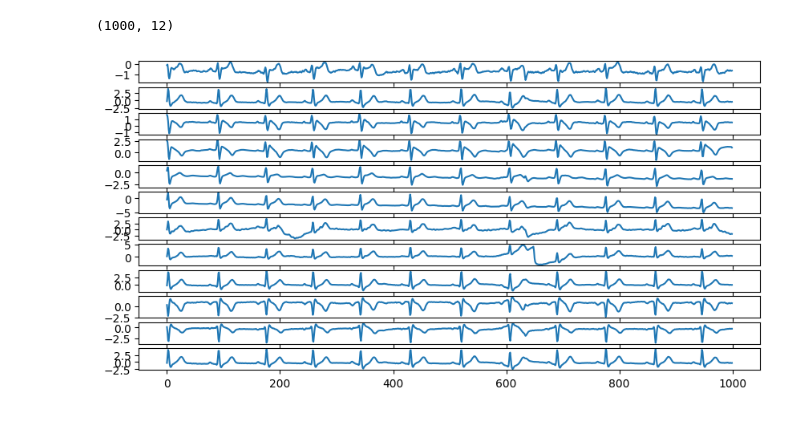
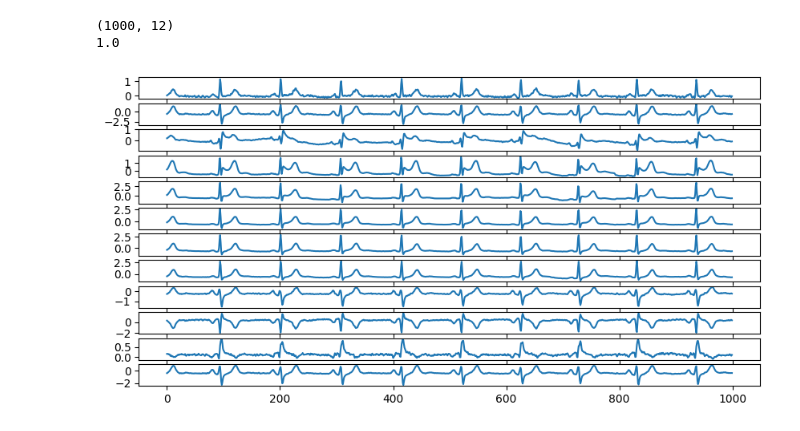
Before and after one commit to raaifhadadi/FYP, a Jupyter notebook: brugada.ipynb, the cells around one changed output. Saved outputs shown, nothing was run; the diff lists cells and outputs as text; code cells hidden in the pictures.

```diff
--- a/brugada.ipynb
+++ b/brugada.ipynb
@@ -246,11 +246,15 @@ print(y_test.shape)
 # %%
-rand_sample = X_train[np.random.randint(0, X_train.shape[0])]
+rand_index = np.random.randint(0, X_train.shape[0])
+rand_sample = X_train[rand_index]
+label = y_train[rand_index]
 # rand_sample = Normal_data[0]
 print(rand_sample.shape)
+print(label)
 
 bar, axes = plt.subplots(rand_sample.shape[1], 1, figsize=(10,5))
 for i in range(rand_sample.shape[1]):
     sns.lineplot(x=np.arange(rand_sample.shape[0]), y=rand_sample[:, i], ax=axes[i])
 # %% [output]
 (1000, 12)
+1.0
-[figure, old version]
+[figure, new version]
```
Also changed, not shown: parts of 11 cells of this notebook.
